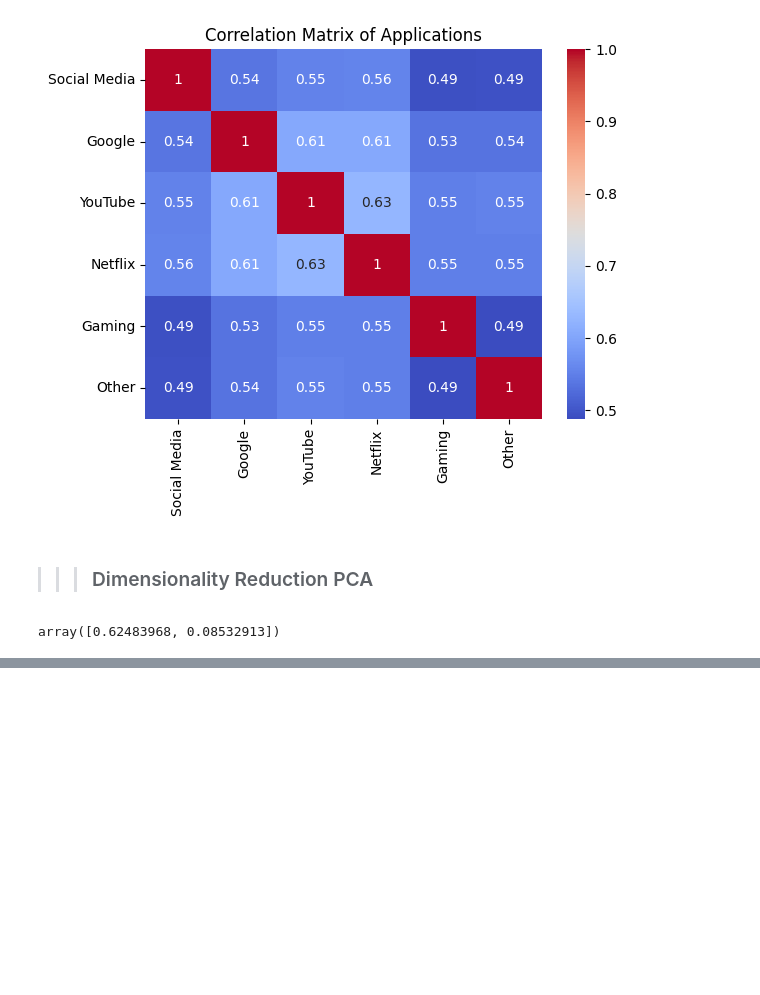
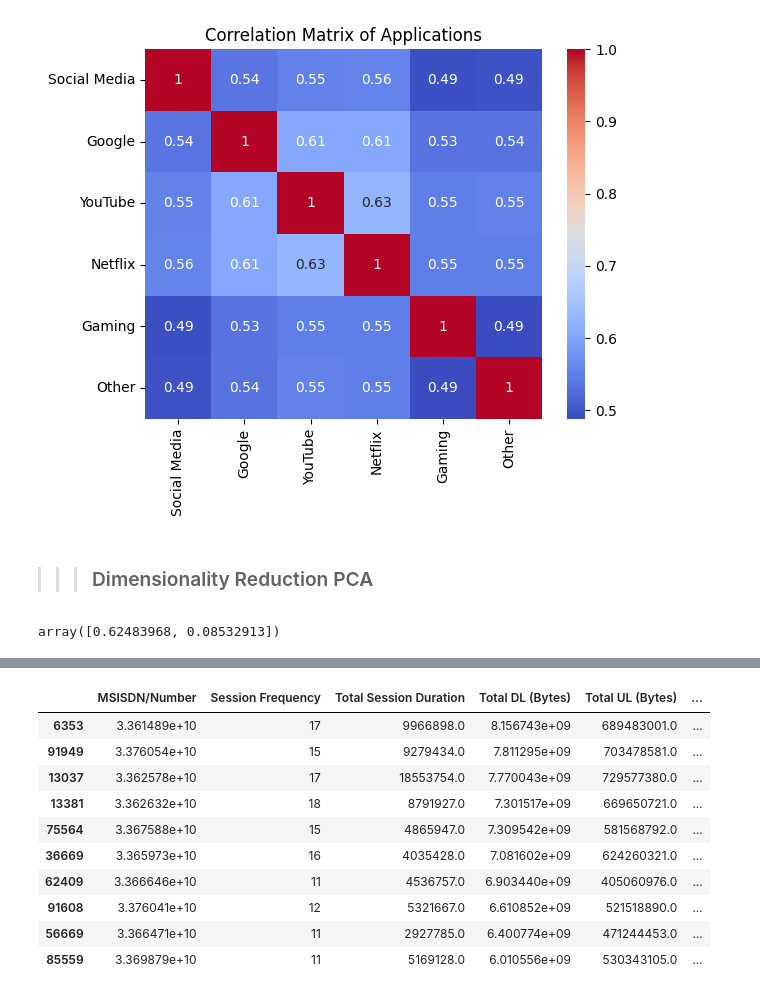
Before and after one commit to naolatomsa/TellCo, a Jupyter notebook: notebooks/userBehaviourAggregation.ipynb, the cells around one changed output, grey strips where cells are left out. Drawn from its saved outputs; the diff is of its cells as text; code cells hidden in the pictures; blank space fills up the shorter version.

```diff
--- a/notebooks/userBehaviourAggregation.ipynb
+++ b/notebooks/userBehaviourAggregation.ipynb
@@ -580,0 +602,21 @@ array([0.62483968, 0.08532913])
+# %%
+# Display the top 10 users per engagement metric
+top_users_session_freq = engagement_metrics.nlargest(10, 'Session Frequency')
+top_users_session_duration = engagement_metrics.nlargest(10, 'Total Session Duration')
+top_users_total_traffic = engagement_metrics.nlargest(10, 'Total Traffic')
+
+top_users_session_freq
+top_users_session_duration
+top_users_total_traffic
+# %% [output]
+|  | MSISDN/Number | Session Frequency | Total Session Duration | Total DL (Bytes) | Total UL (Bytes) | ... |
+| 6353 | 3.361489e+10 | 17 | 9966898.0 | 8.156743e+09 | 689483001.0 | ... |
+| 91949 | 3.376054e+10 | 15 | 9279434.0 | 7.811295e+09 | 703478581.0 | ... |
+| 13037 | 3.362578e+10 | 17 | 18553754.0 | 7.770043e+09 | 729577380.0 | ... |
+| 13381 | 3.362632e+10 | 18 | 8791927.0 | 7.301517e+09 | 669650721.0 | ... |
+| 75564 | 3.367588e+10 | 15 | 4865947.0 | 7.309542e+09 | 581568792.0 | ... |
+| 36669 | 3.365973e+10 | 16 | 4035428.0 | 7.081602e+09 | 624260321.0 | ... |
+| 62409 | 3.366646e+10 | 11 | 4536757.0 | 6.903440e+09 | 405060976.0 | ... |
+| 91608 | 3.376041e+10 | 12 | 5321667.0 | 6.610852e+09 | 521518890.0 | ... |
+| 56669 | 3.366471e+10 | 11 | 2927785.0 | 6.400774e+09 | 471244453.0 | ... |
+| 85559 | 3.369879e+10 | 11 | 5169128.0 | 6.010556e+09 | 530343105.0 | ... |
```
Also changed, not shown: parts of 5 cells of this notebook, 2 other files.
